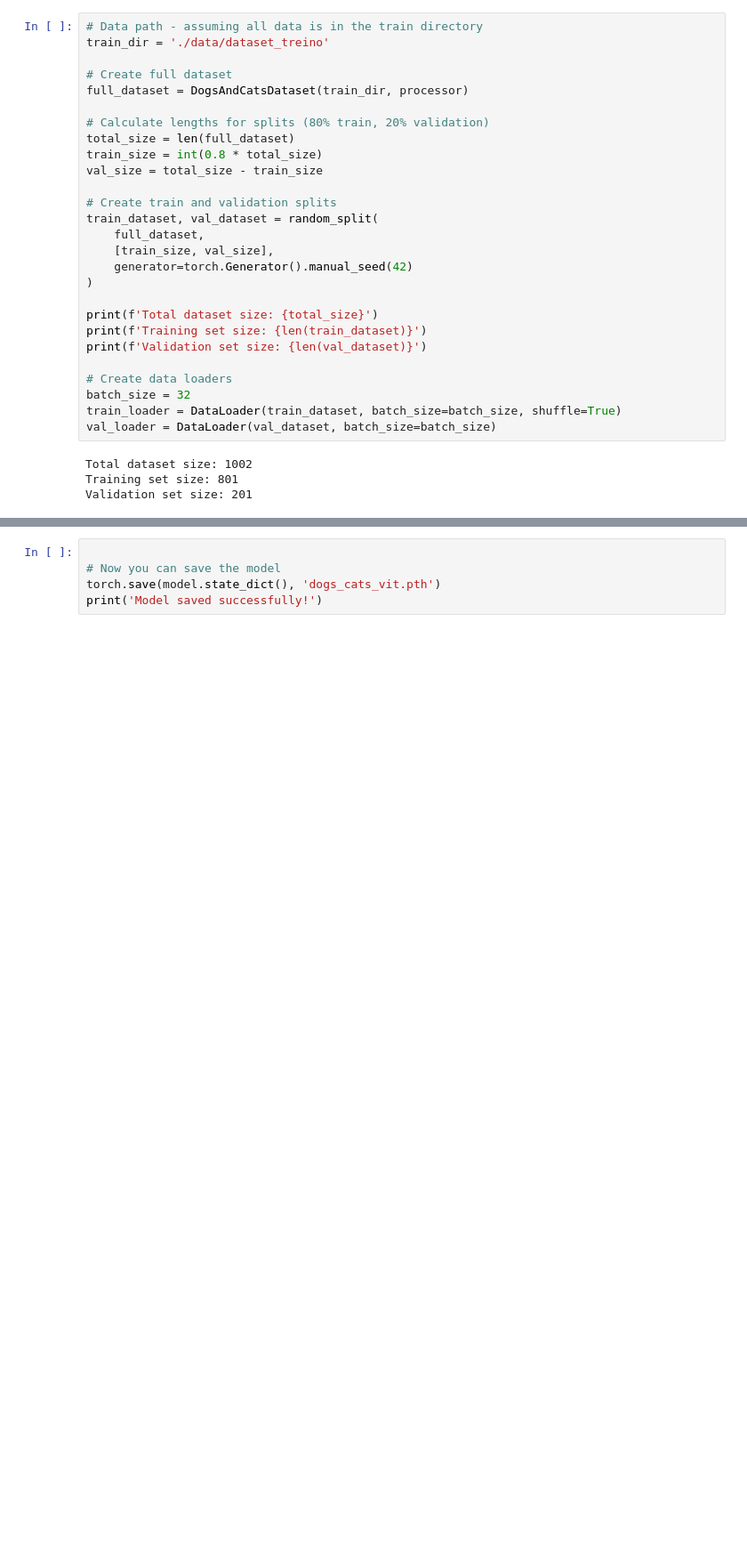
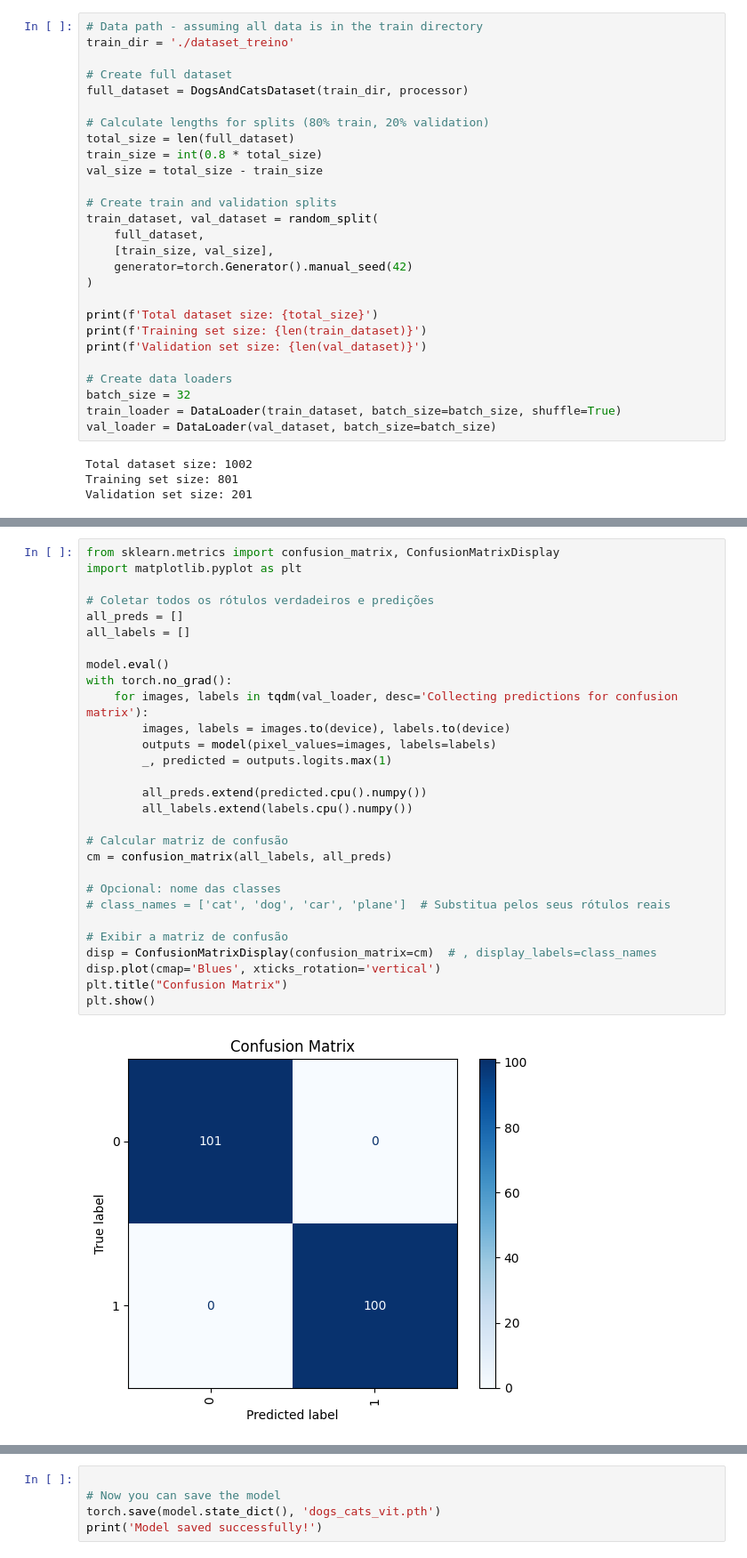
Before and after one commit to thedarkzeno/lia1_2025_1, a Jupyter notebook: Entregas - Adalberto Ferreira Barbosa Junior/Aula_09_Dogs_Cats_PyTorch_ViT.ipynb, the cells around one changed output, grey strips where cells are left out. Shown at 89% size. Saved outputs shown, nothing was run; the diff lists cells and outputs as text; blank space fills up the shorter version.

```diff
--- a/Entregas - Adalberto Ferreira Barbosa Junior/Aula_09_Dogs_Cats_PyTorch_ViT.ipynb
+++ b/Entregas - Adalberto Ferreira Barbosa Junior/Aula_09_Dogs_Cats_PyTorch_ViT.ipynb
@@ -74,7 +159,7 @@ class DogsAndCatsDataset(Dataset):
         return pixel_values, label
 # %%
 # Data path - assuming all data is in the train directory
-train_dir = './data/dataset_treino'
+train_dir = './dataset_treino'
 
 # Create full dataset
 full_dataset = DogsAndCatsDataset(train_dir, processor)
@@ -211,4 +296,35 @@ Validation Loss: 0.0006
 Validation Accuracy: 100.00%
+# %%
+from sklearn.metrics import confusion_matrix, ConfusionMatrixDisplay
+import matplotlib.pyplot as plt
+
+# Coletar todos os rótulos verdadeiros e predições
+all_preds = []
+all_labels = []
+
+model.eval()
+with torch.no_grad():
+    for images, labels in tqdm(val_loader, desc='Collecting predictions for confusion matrix'):
+        images, labels = images.to(device), labels.to(device)
+        outputs = model(pixel_values=images, labels=labels)
+        _, predicted = outputs.logits.max(1)
+
+        all_preds.extend(predicted.cpu().numpy())
+        all_labels.extend(labels.cpu().numpy())
+
+# Calcular matriz de confusão
+cm = confusion_matrix(all_labels, all_preds)
+
+# Opcional: nome das classes
+# class_names = ['cat', 'dog', 'car', 'plane']  # Substitua pelos seus rótulos reais
+
+# Exibir a matriz de confusão
+disp = ConfusionMatrixDisplay(confusion_matrix=cm)  # , display_labels=class_names
+disp.plot(cmap='Blues', xticks_rotation='vertical')
+plt.title("Confusion Matrix")
+plt.show()
+# %% [output]
+[figure, added]
 # %%
 from PIL import Image
 
```
Also changed, not shown: parts of 10 cells of this notebook.
